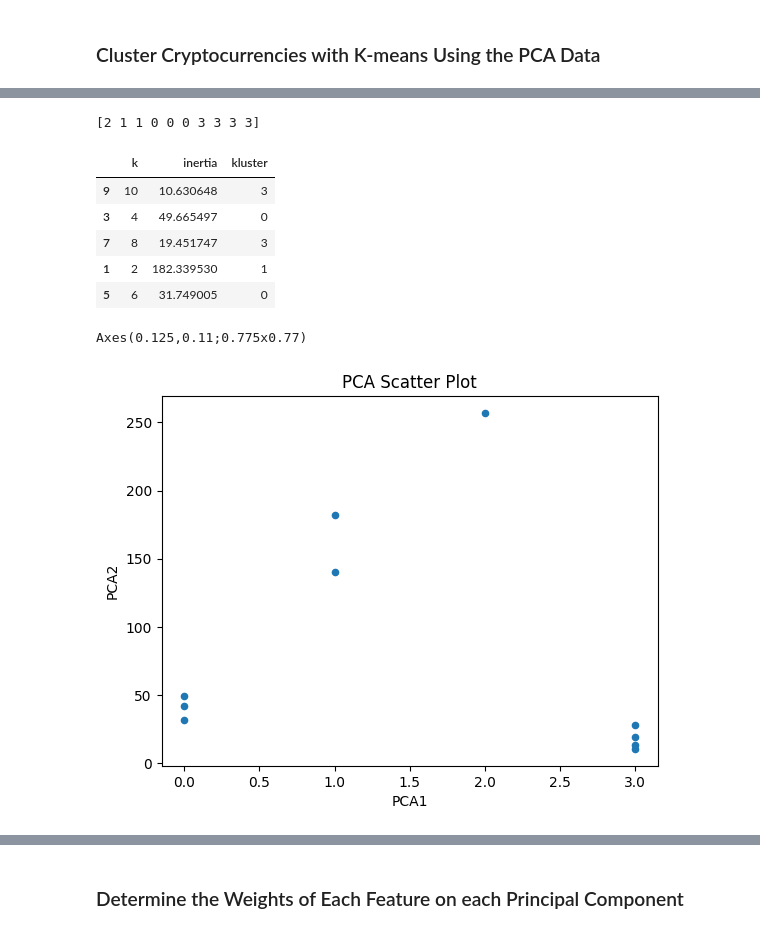
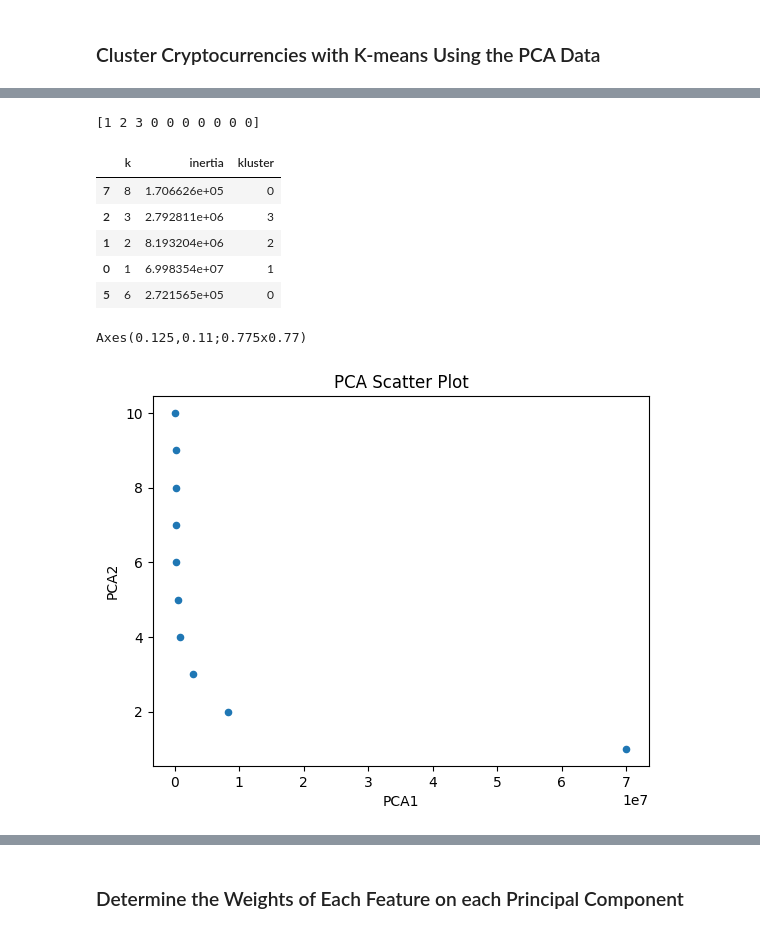
Before and after one commit to 00Smidge/CryptoClustering, a Jupyter notebook: Crypto_Clustering_starter_code.ipynb, the cells around one changed output, grey strips where cells are left out. Drawn from its saved outputs; the diff is of its cells as text; code cells hidden in the pictures.

```diff
--- a/Crypto_Clustering_starter_code.ipynb
+++ b/Crypto_Clustering_starter_code.ipynb
@@ -306,7 +310,8 @@ pca_inertias_df.plot(kind='line', marker='o', x='k', y='inertia')
 ### Cluster Cryptocurrencies with K-means Using the PCA Data
 # %%
 # Initialize the K-Means model using the best value for k
-pca_k_model = KMeans(n_clusters=4, random_state=42, init='k-means++')
+pca_k_n4 = KMeans(n_clusters=4)
 # %%
 # Fit the K-Means model using the PCA data
-pca_k_model = pca_k_model.fit(pca_inertias_df)
+pca_k_n4.fit(pca_inertias_df)
+pca_k_n4.transform(pca_inertias_df)
@@ -313,41 +329,41 @@ pca_k_model = pca_k_model.fit(pca_inertias_df)
 # %%
 # Predict the clusters to group the cryptocurrencies using the PCA data
-augury = pca_k_model.predict(pca_inertias_df)
+prediction = pca_k_n4.predict(pca_inertias_df)
 
 # Print the resulting array of cluster values.
-print(augury)
+print(prediction)
 # %% [output]
-[2 1 1 0 0 0 3 3 3 3]
+[1 2 3 0 0 0 0 0 0 0]
 # %%
 # Create a copy of the DataFrame with the PCA data
 pca_inertias_df_copy = pca_inertias_df.copy()
 
 # Add a new column to the DataFrame with the predicted clusters
-pca_inertias_df_copy['kluster'] = augury
+pca_inertias_df_copy['kluster'] = prediction
 
 
 # Display sample data
 pca_inertias_df_copy.sample(n=5)
 # %% [output]
 |  | k | inertia | kluster |
-| 9 | 10 | 10.630648 | 3 |
-| 3 | 4 | 49.665497 | 0 |
-| 7 | 8 | 19.451747 | 3 |
-| 1 | 2 | 182.339530 | 1 |
-| 5 | 6 | 31.749005 | 0 |
+| 7 | 8 | 1.706626e+05 | 0 |
+| 2 | 3 | 2.792811e+06 | 3 |
+| 1 | 2 | 8.193204e+06 | 2 |
+| 0 | 1 | 6.998354e+07 | 1 |
+| 5 | 6 | 2.721565e+05 | 0 |
 # %%
 scatter = pca_inertias_df_copy.plot(
   kind='scatter',
-  x="kluster",
-  y="inertia",
+  x="inertia",
+  y="k",
   title='PCA Scatter Plot',
   xlabel='PCA1',
   ylabel='PCA2'
 )
 
 print(scatter)
 # %% [output]
 Axes(0.125,0.11;0.775x0.77)
-[figure, old version]
+[figure, new version]
 # %%
 # Create a scatter plot using hvPlot by setting `x="PCA1"` and `y="PCA2"`.
```
Also changed, not shown: parts of 27 cells of this notebook, 1 other file.
